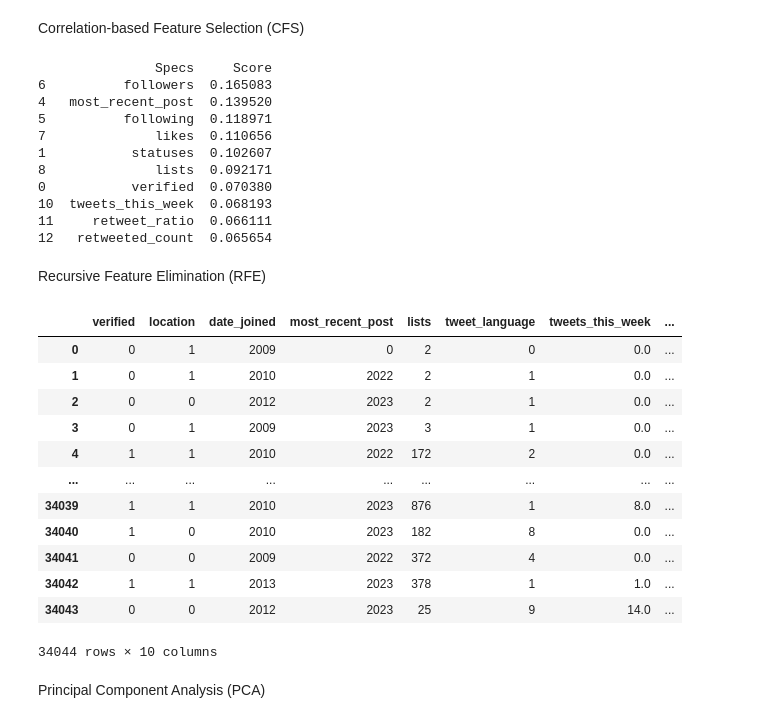
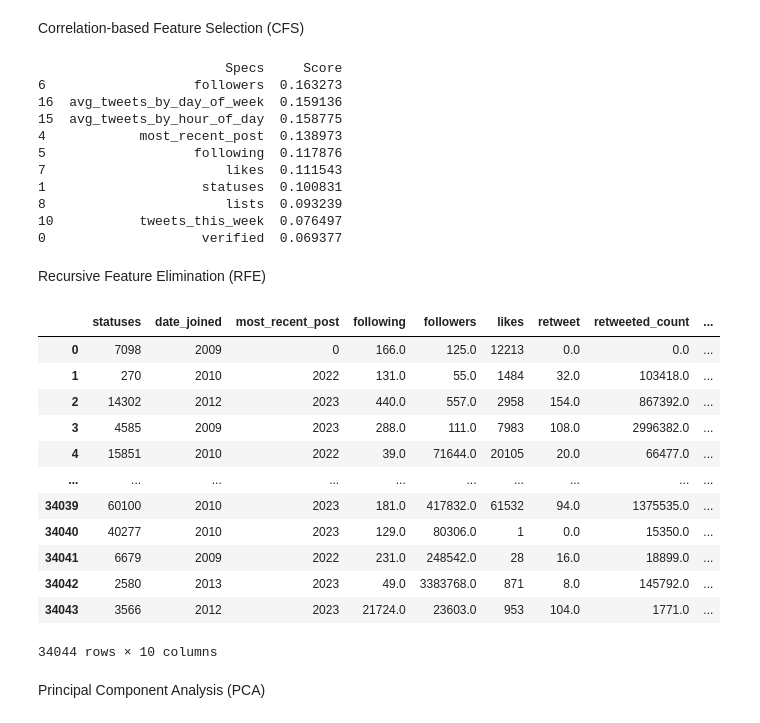
Before and after one commit to PFE2024/satt_ai, a Jupyter notebook: twitter/Feature_Selection.ipynb, the cells around one changed output. Cells and saved outputs as stored; diff of their text form; code cells hidden in the pictures.

```diff
--- a/twitter/Feature_Selection.ipynb
+++ b/twitter/Feature_Selection.ipynb
@@ -3,17 +3,16 @@ import pandas as pd
 import numpy as np
 from sklearn.feature_selection import SelectKBest
 from sklearn.feature_selection import f_classif
-data = pd.read_csv("./Data/featuresfloatv2.csv")
+from sklearn.feature_selection import mutual_info_classif
+data = pd.read_csv("./Data/featuresfloatv3.csv")
 data.loc[data.account_type =='human','account_type']=1
 data.loc[data.account_type =='bot','account_type']=0
 # 'fake_follower',,'Monday','Tuesday','Wednesday','Thursday','Friday','Saturday','Sunday','12:00 AM','1:00 AM','2:00 AM','3:00 AM','4:00 AM','5:00 AM','6:00 AM','7:00 AM','8:00 AM','9:00 AM','10:00 AM','11:00 AM','12:00 PM','1:00 PM','2:00 PM','3:00 PM','4:00 PM','5:00 PM','6:00 PM','7:00 PM','8:00 PM','9:00 PM','10:00 PM','11:00 PM'
-data=data.loc[:,['verified','statuses','location','date_joined','most_recent_post','following','followers','likes','lists','tweet_language','tweets_this_week','retweet_ratio','retweeted_count','URL works','userNameScore','avg_tweets_by_hour_of_day','avg_tweets_by_day_of_week','account_type']]
-x=data.loc[:,['verified','statuses','location','date_joined','most_recent_post','following','followers','likes','lists','tweet_language','tweets_this_week','retweet_ratio','retweeted_count','URL works','userNameScore']]
 # ,'avg_tweets_by_hour_of_day','avg_tweets_by_day_of_week'
-
+x = data.iloc[:, :-1]
 
 y = data.account_type.values.tolist()
-data
+x
 # %% [output]
 |  | verified | statuses | location | date_joined | most_recent_post | following | followers | likes | lists | ... |
 | 0 | 0 | 7098 | 1 | 2009 | 0 | 166.0 | 125.0 | 12213 | 2 | ... |
@@ -102,42 +101,44 @@ featureScores = pd.concat([dfcolumns,dfscores],axis=1)
 featureScores.columns = ['Specs','Score']  #naming the dataframe columns
 print(featureScores.nlargest(10,'Score'))  #print 10 best features
 # %% [output]
-               Specs     Score
-6          followers  0.165083
-4   most_recent_post  0.139520
-5          following  0.118971
-7              likes  0.110656
-1           statuses  0.102607
-8              lists  0.092171
-0           verified  0.070380
-10  tweets_this_week  0.068193
-11     retweet_ratio  0.066111
-12   retweeted_count  0.065654
+                        Specs     Score
+6                   followers  0.163273
+16  avg_tweets_by_day_of_week  0.159136
+15  avg_tweets_by_hour_of_day  0.158775
+4            most_recent_post  0.138973
+5                   following  0.117876
+7                       likes  0.111543
+1                    statuses  0.100831
+8                       lists  0.093239
+10           tweets_this_week  0.076497
+0                    verified  0.069377
 # %% [markdown]
 Recursive Feature Elimination (RFE)
 # %%
 from sklearn.feature_selection import RFE
 from sklearn.linear_model import LogisticRegression
+from sklearn.ensemble import RandomForestClassifier
 from mlxtend.plotting import plot_sequential_feature_selection
 
+clf=RandomForestClassifier()
 estimator = LogisticRegression(solver='liblinear')
-selector = RFE(estimator, n_features_to_select=10)
+selector = RFE(clf, n_features_to_select=10)
 selected_features = selector.fit(x, y)
 
 x.loc[:, selected_features.support_]
 # %% [output]
-|  | verified | location | date_joined | most_recent_post | lists | tweet_language | tweets_this_week | ... |
-| 0 | 0 | 1 | 2009 | 0 | 2 | 0 | 0.0 | ... |
-| 1 | 0 | 1 | 2010 | 2022 | 2 | 1 | 0.0 | ... |
-| 2 | 0 | 0 | 2012 | 2023 | 2 | 1 | 0.0 | ... |
-| 3 | 0 | 1 | 2009 | 2023 | 3 | 1 | 0.0 | ... |
-| 4 | 1 | 1 | 2010 | 2022 | 172 | 2 | 0.0 | ... |
-| ... | ... | ... | ... | ... | ... | ... | ... | ... |
-| 34039 | 1 | 1 | 2010 | 2023 | 876 | 1 | 8.0 | ... |
-| 34040 | 1 | 0 | 2010 | 2023 | 182 | 8 | 0.0 | ... |
-| 34041 | 0 | 0 | 2009 | 2022 | 372 | 4 | 0.0 | ... |
-| 34042 | 1 | 1 | 2013 | 2023 | 378 | 1 | 1.0 | ... |
-| 34043 | 0 | 0 | 2012 | 2023 | 25 | 9 | 14.0 | ... |
+|  | statuses | date_joined | most_recent_post | following | followers | likes | retweet | retweeted_count | ... |
+| 0 | 7098 | 2009 | 0 | 166.0 | 125.0 | 12213 | 0.0 | 0.0 | ... |
+| 1 | 270 | 2010 | 2022 | 131.0 | 55.0 | 1484 | 32.0 | 103418.0 | ... |
+| 2 | 14302 | 2012 | 2023 | 440.0 | 557.0 | 2958 | 154.0 | 867392.0 | ... |
+| 3 | 4585 | 2009 | 2023 | 288.0 | 111.0 | 7983 | 108.0 | 2996382.0 | ... |
+| 4 | 15851 | 2010 | 2022 | 39.0 | 71644.0 | 20105 | 20.0 | 66477.0 | ... |
+| ... | ... | ... | ... | ... | ... | ... | ... | ... | ... |
+| 34039 | 60100 | 2010 | 2023 | 181.0 | 417832.0 | 61532 | 94.0 | 1375535.0 | ... |
+| 34040 | 40277 | 2010 | 2023 | 129.0 | 80306.0 | 1 | 0.0 | 15350.0 | ... |
+| 34041 | 6679 | 2009 | 2022 | 231.0 | 248542.0 | 28 | 16.0 | 18899.0 | ... |
+| 34042 | 2580 | 2013 | 2023 | 49.0 | 3383768.0 | 871 | 8.0 | 145792.0 | ... |
+| 34043 | 3566 | 2012 | 2023 | 21724.0 | 23603.0 | 953 | 104.0 | 1771.0 | ... |
 34044 rows × 10 columns
 # %% [markdown]
 Principal Component Analysis (PCA)
```
Also changed, not shown: parts of 5 cells of this notebook, 13 other files.
